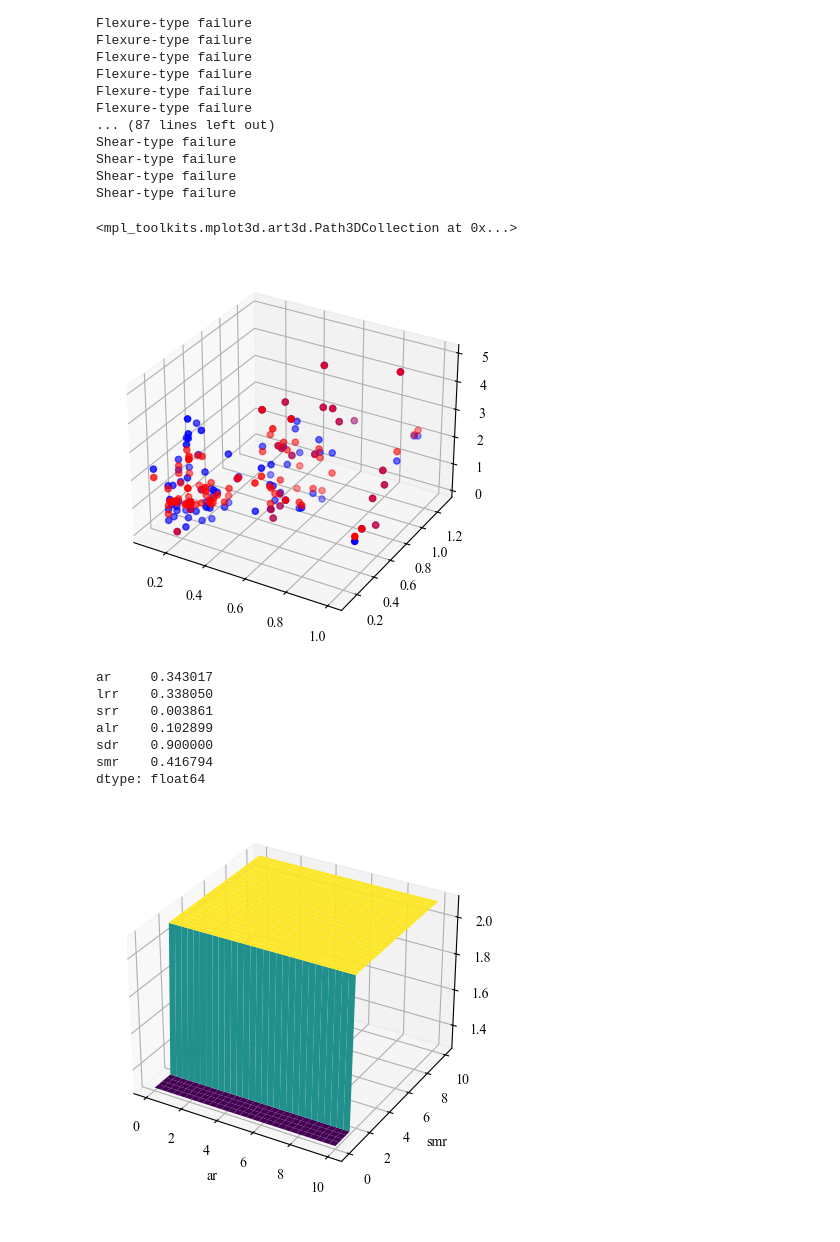
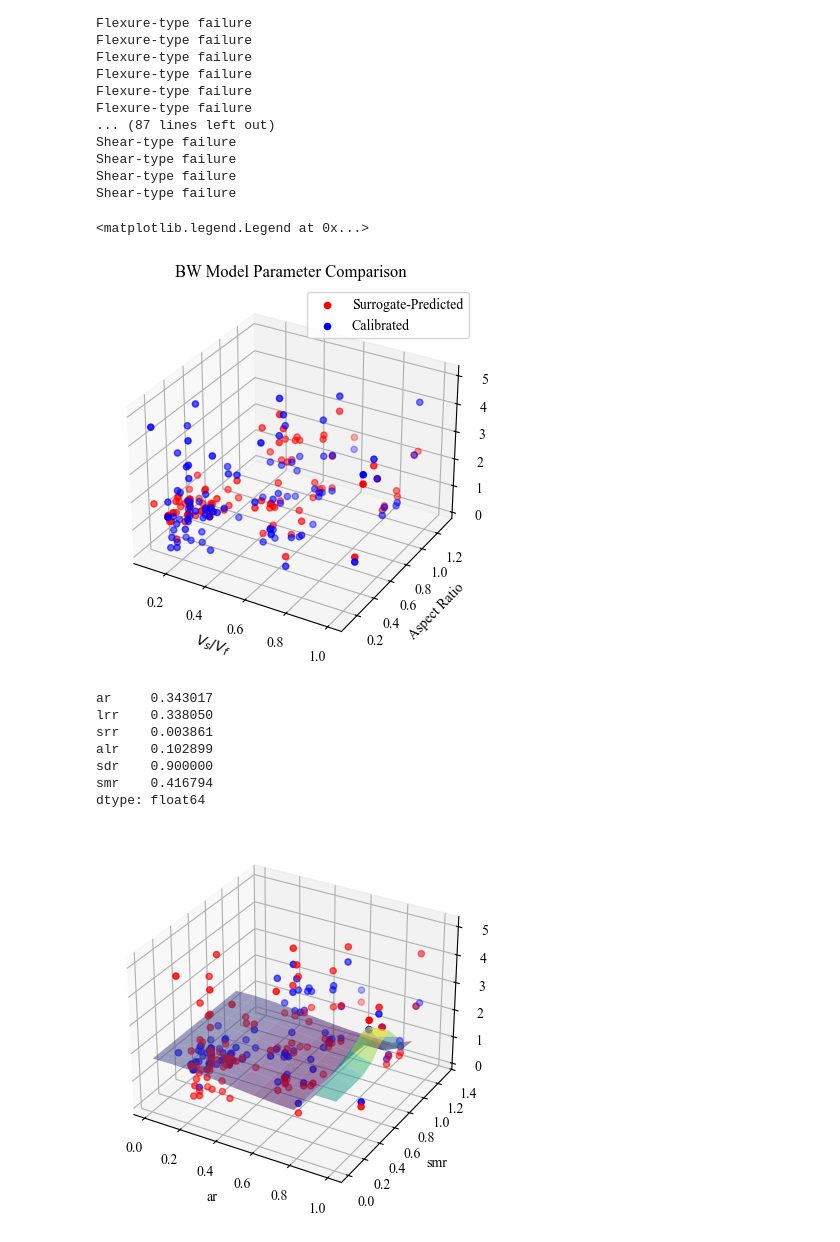
Before and after one commit to migagf/RC_Column_Model, a Jupyter notebook: plot_surrogate_model.ipynb, the cells around one changed output. Cells and saved outputs as stored; diff of their text form; code cells hidden in the pictures.

Commit message:
updated plotting code

```diff
--- a/plot_surrogate_model.ipynb
+++ b/plot_surrogate_model.ipynb
@@ -112,36 +112,41 @@ Shear-type failure
 # %%
 # Plot ar, all vs BW model predictions
 # Pick two:
 # (0) ar
 # (1) lrr
 # (2) srr
 # (3) alr
 # (4) sdr
 # (5) smr
 
 xvar = 'ar'
 yvar = 'smr'
 
 xvals = df[xvar]
 yvals = df[yvar]
 
 # Select index for the parameter of interest...
-par_index = 6
+par_index = 5
 
 # Calibrated parameter
 zvals = df.iloc[:, par_index]
 
 # Surrogate prediction
 bwpar = predicted_params.iloc[:, par_index]
 
 # 3d plot
 fig = plt.figure()
 ax = fig.add_subplot(111, projection='3d')
-ax.scatter(xvals, yvals, bwpar, c='r', marker='o', label='Surrogate')
+ax.scatter(xvals, yvals, bwpar, c='r', marker='o', label='Surrogate-Predicted')
 ax.scatter(xvals, yvals, zvals, c='b', marker='o', label='Calibrated')
+ax.set_xlabel('$V_s/V_f$')
+ax.set_ylabel('Aspect Ratio')
+ax.set_zlabel('Parameter #6')
+plt.title('BW Model Parameter Comparison')
+plt.legend()
 # %% [output]
-<mpl_toolkits.mplot3d.art3d.Path3DCollection at 0x...>
+<matplotlib.legend.Legend at 0x...>
-[figure, old version]
+[figure, new version]
 # %%
 nondim_params_all = df.iloc[:, 17:23]
 nondim_params_all.median()
@@ -158,8 +163,8 @@ dtype: float64
 from tqdm import tqdm
 
 # Define the grid
-x = np.linspace(0.01, 10, 30)
-y = np.linspace(0.01, 10, 30)
+x = np.linspace(0.01, 1, 10)
+y = np.linspace(0.01, 1, 10)
 X, Y = np.meshgrid(x, y)
 
 Z = np.zeros(X.shape)
@@ -175,11 +180,11 @@ for ii in tqdm(range(len(x))):
                 ["RV_column3", nondim_params_all.median()[2]],
                 ["RV_column4", nondim_params_all.median()[3]],
                 ["RV_column5", nondim_params_all.median()[4]],
-                ["RV_column6", y[ii]]
+                ["RV_column6", y[jj]]
                 ]
 
         # Simple model for classification of failure mode
-        if y[ii] > 1.5:
+        if y[jj] > 0.8:
             failuretype = 'Shear'
         else:
             failuretype = 'Flexure'
@@ -217,10 +222,15 @@ for ii in tqdm(range(len(x))):
 # Plot the surface
 fig = plt.figure()
 ax = fig.add_subplot(111, projection='3d')
-ax.plot_surface(X, Y, Z, cmap='viridis')
+ax.plot_surface(X, Y, Z, cmap='viridis', alpha=0.5)
 ax.set_xlabel('ar')
 ax.set_ylabel('smr')
 ax.set_zlabel('bwpar')
+
+# Add the data points
+ax.scatter(xvals, yvals, zvals, c='r', marker='o', label='Calibrated')
+ax.scatter(xvals, yvals, bwpar, c='b', marker='o', label='Surrogate-Predicted')
+
 plt.show()
 # %% [output]
-[figure, old version]
+[figure, new version]
```
Also changed, not shown: 2 other files.
